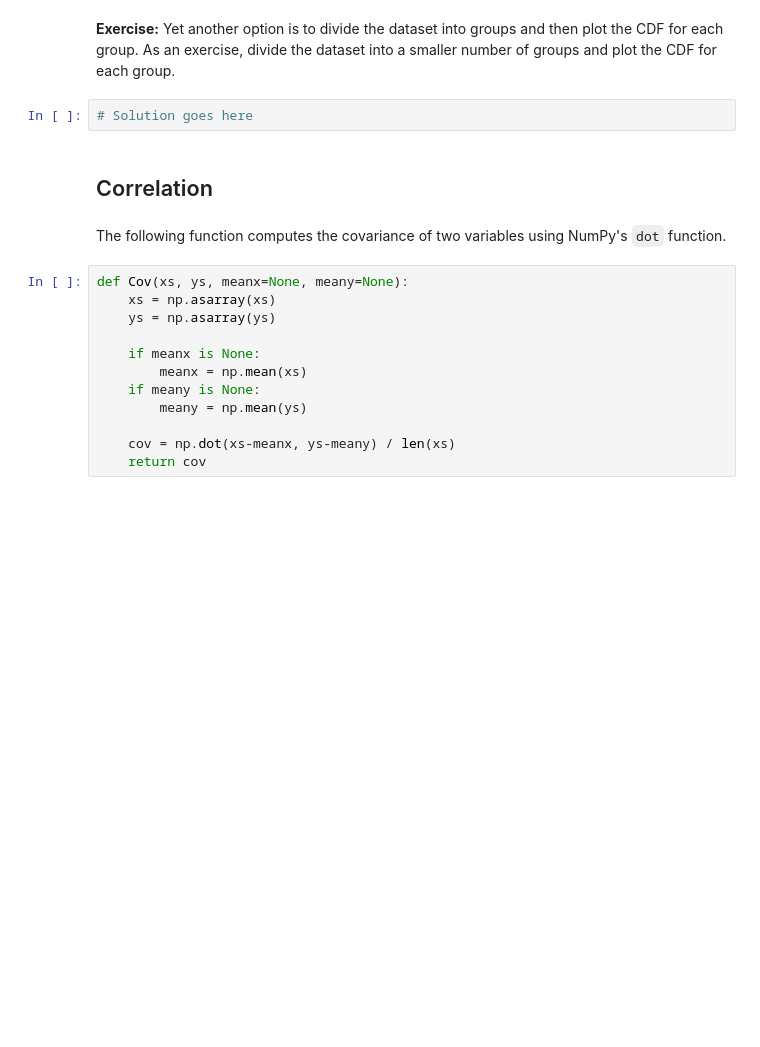
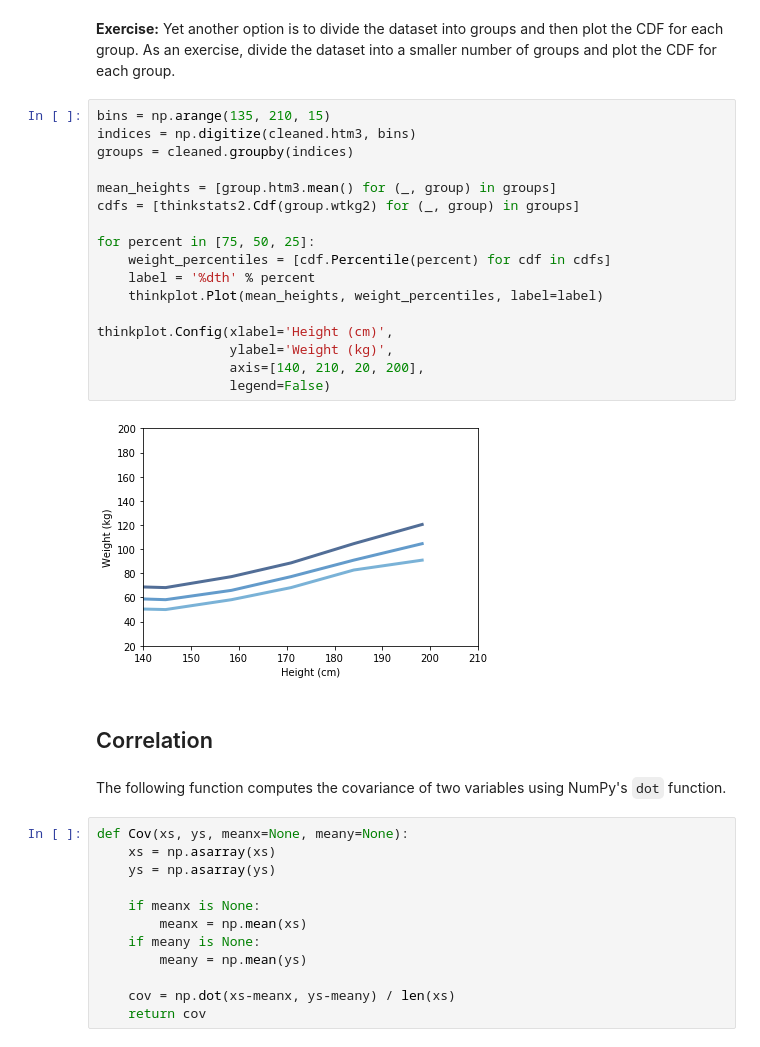
Before and after one commit to ejulio/ThinkStats2, a Jupyter notebook: code/chap07ex.ipynb, the cells around one changed output. Drawn from its saved outputs; the diff is of its cells as text; blank space fills up the shorter version.

```diff
--- a/code/chap07ex.ipynb
+++ b/code/chap07ex.ipynb
@@ -183,7 +183,24 @@ thinkplot.Config(xlabel='Height (cm)',
 # %% [markdown]
 **Exercise:** Yet another option is to divide the dataset into groups and then plot the CDF for each group.  As an exercise, divide the dataset into a smaller number of groups and plot the CDF for each group.
-# %%
-# Solution goes here
+# %%
+bins = np.arange(135, 210, 15)
+indices = np.digitize(cleaned.htm3, bins)
+groups = cleaned.groupby(indices)
+
+mean_heights = [group.htm3.mean() for (_, group) in groups]
+cdfs = [thinkstats2.Cdf(group.wtkg2) for (_, group) in groups]
+
+for percent in [75, 50, 25]:
+    weight_percentiles = [cdf.Percentile(percent) for cdf in cdfs]
+    label = '%dth' % percent
+    thinkplot.Plot(mean_heights, weight_percentiles, label=label)
+
+thinkplot.Config(xlabel='Height (cm)',
+                 ylabel='Weight (kg)',
+                 axis=[140, 210, 20, 200],
+                 legend=False)
+# %% [output]
+[figure, added]
 # %% [markdown]
 ## Correlation
 # %% [markdown]
```
Also changed, not shown: parts of 8 cells of this notebook.
